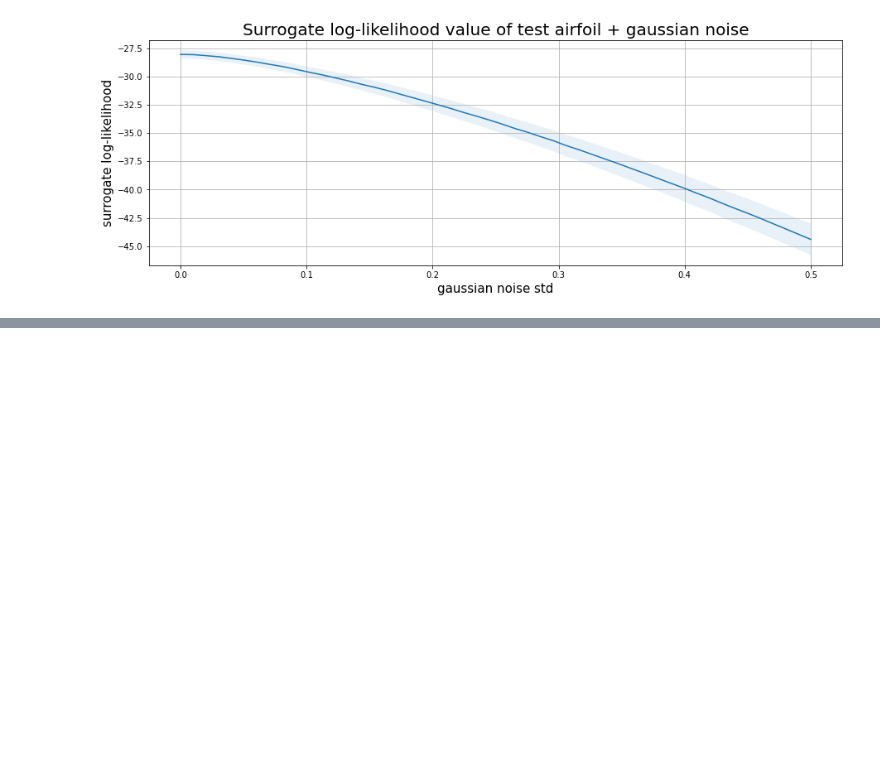
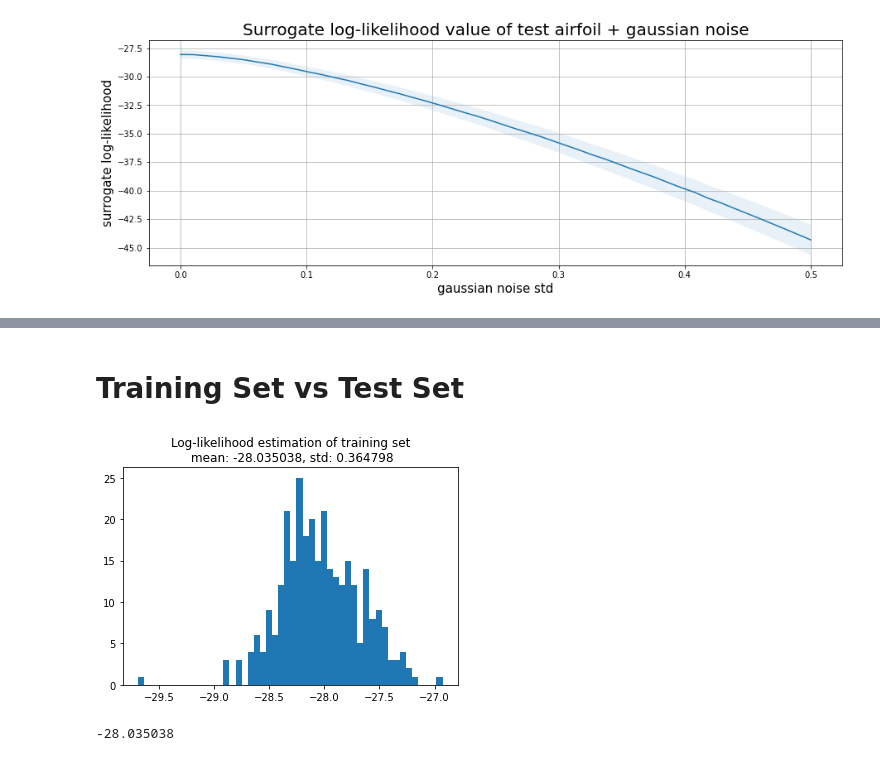
Before and after one commit to IDEALLab/EGAN_Airfoil, a Jupyter notebook: egan_airfoil/surrogate_likelihood.ipynb, the cells around one changed output, grey strips where cells are left out. Drawn from its saved outputs; the diff is of its cells as text; code cells hidden in the pictures; blank space fills up the shorter version.

```diff
--- a/egan_airfoil/surrogate_likelihood.ipynb
+++ b/egan_airfoil/surrogate_likelihood.ipynb
@@ -55,0 +58,14 @@ plt.show()
+# %% [markdown]
+# Training Set vs Test Set
+# %%
+plt.hist(ll_train, bins=50)
+plt.title('Log-likelihood estimation of training set\n mean: {:2f}, std: {:2f}'.format(ll_train.mean(), ll_train.std()))
+plt.show()
+# %% [output]
+[figure, added]
+# %%
+choice = np.random.choice(1222, 306)
+train_data = torch.tensor(np.load('../data/train.npy'), dtype=torch.float, device=device)[choice]
+ll_train = egan.surrogate_ll(train_data, noise_gen).cpu().detach().numpy()
+# %% [output]
+-28.035038
```
Also changed, not shown: parts of 8 cells of this notebook, 55 other files.
